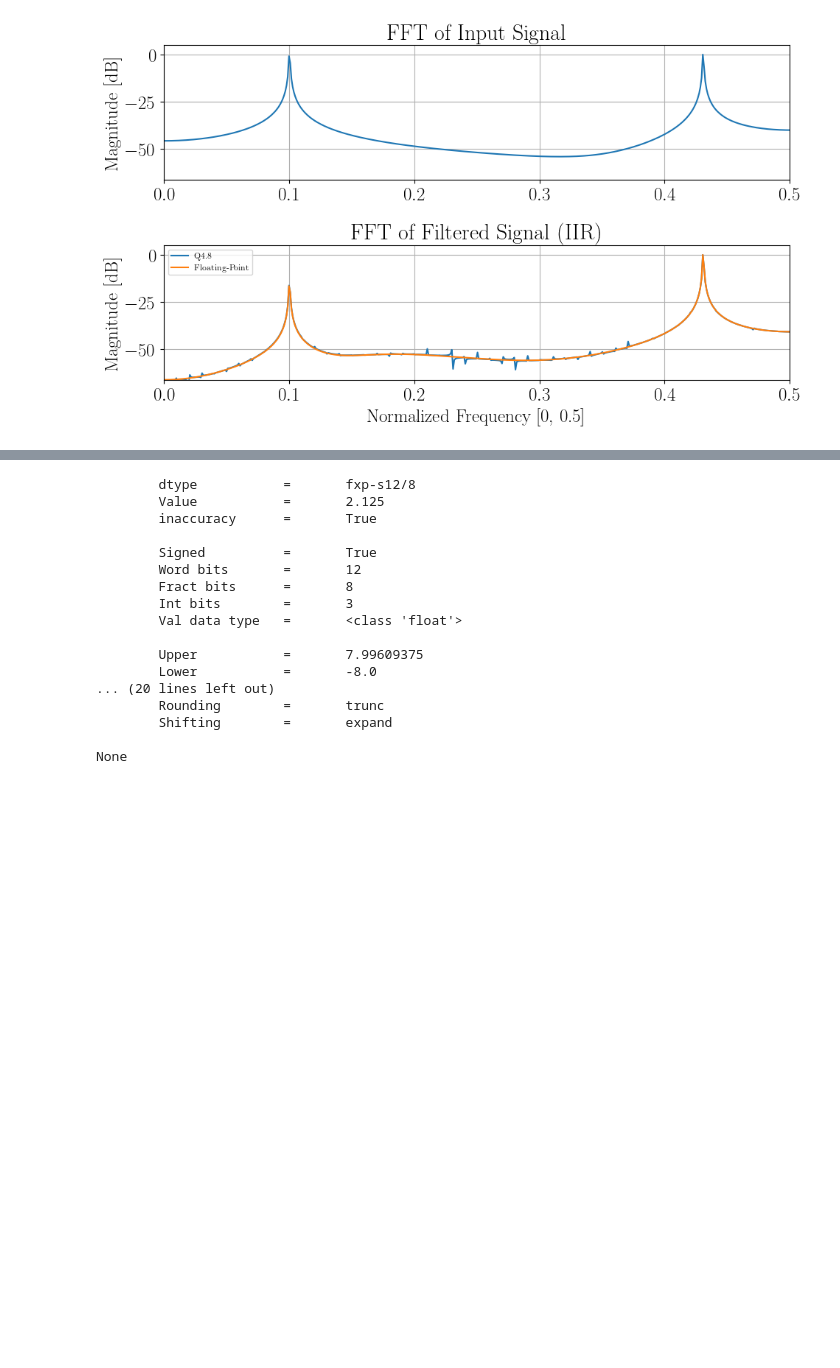
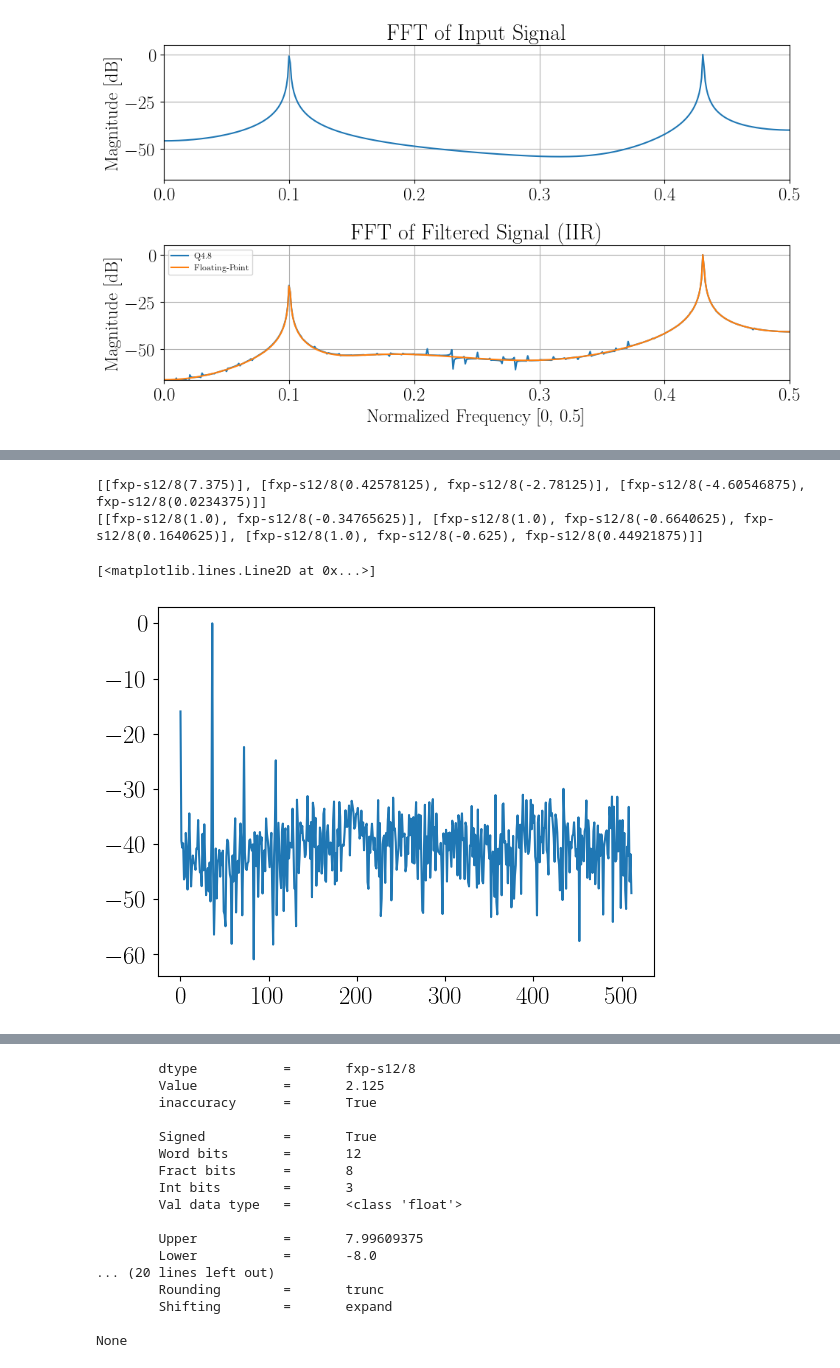
Before and after one commit to urosminoski/All-Digital-RF-Transmitter-in-FPGA-master-, a Jupyter notebook: sim/v1.4/python/jupyter/all_digital_transmitter.ipynb, the cells around one changed output, grey strips where cells are left out. Saved outputs shown, nothing was run; the diff lists cells and outputs as text; code cells hidden in the pictures; blank space fills up the shorter version.

```diff
--- a/sim/v1.4/python/jupyter/all_digital_transmitter.ipynb
+++ b/sim/v1.4/python/jupyter/all_digital_transmitter.ipynb
@@ -185,0 +318,19 @@ for n in range(len(x)):
+# %%
+b00 = Fxp(7.3765809, signed=True, n_word=12, n_frac=8, overflow='saturate', rounding='around')
+a01 = Fxp(-0.3466036, signed=True, n_word=12, n_frac=11, overflow='saturate', rounding='around')
+
+b10 = Fxp(0.424071040, signed=True, n_word=12, n_frac=11, overflow='saturate', rounding='around')
+b11 = Fxp(-2.782608716, signed=True, n_word=12, n_frac=9, overflow='saturate', rounding='around')
+a11 = Fxp(-0.66591402, signed=True, n_word=12, n_frac=11, overflow='saturate', rounding='around')
+a12 = Fxp(0.16260264, signed=True, n_word=12, n_frac=11, overflow='saturate', rounding='around')
+
+b20 = Fxp(-4.606822182, signed=True, n_word=12, n_frac=8, overflow='saturate', rounding='around')
+b21 = Fxp(0.023331537, signed=True, n_word=12, n_frac=11, overflow='saturate', rounding='around')
+a21 = Fxp(0.62380242, signed=True, n_word=12, n_frac=11, overflow='saturate', rounding='around')
+a22 = Fxp(0.4509869, signed=True, n_word=12, n_frac=11, overflow='saturate', rounding='around')
+# %%
+print(b_parallel_fxp)
+print(a_parallel_fxp)
+# %% [output]
+[[fxp-s12/8(7.375)], [fxp-s12/8(0.42578125), fxp-s12/8(-2.78125)], [fxp-s12/8(-4.60546875), fxp-s12/8(0.0234375)]]
+[[fxp-s12/8(1.0), fxp-s12/8(-0.34765625)], [fxp-s12/8(1.0), fxp-s12/8(-0.6640625), fxp-s12/8(0.1640625)], [fxp-s12/8(1.0), fxp-s12/8(-0.625), fxp-s12/8(0.44921875)]]
@@ -185,0 +397,10 @@ for n in range(len(x)):
+# %%
+ee_fft = np.fft.fft(ee)
+ee_fft_dB = 20*np.log10(np.abs(ee_fft))
+ee_fft_dB -= np.max(ee_fft_dB)
+ee_fft_dB = y_fft_dB[:len(x)//2]
+
+plt.plot(ee_fft_dB)
+# %% [output]
+[<matplotlib.lines.Line2D at 0x...>]
+[figure, added]
```
Also changed, not shown: parts of 14 cells of this notebook, 5 other files.
